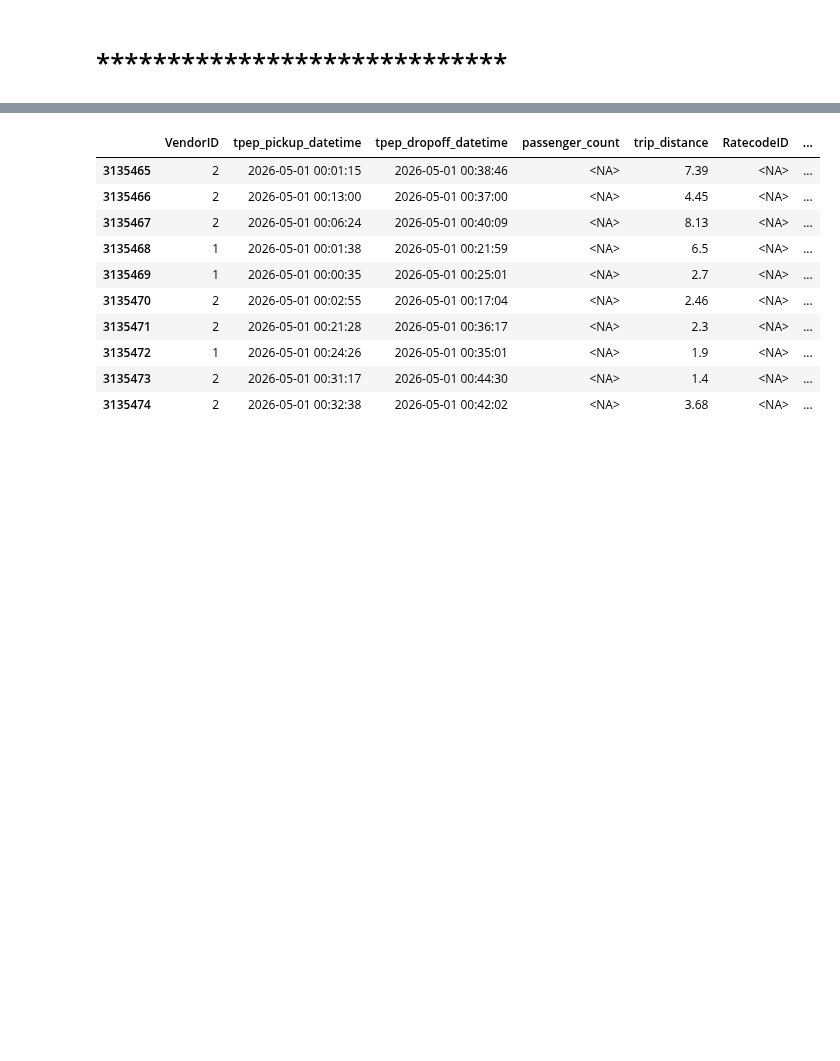
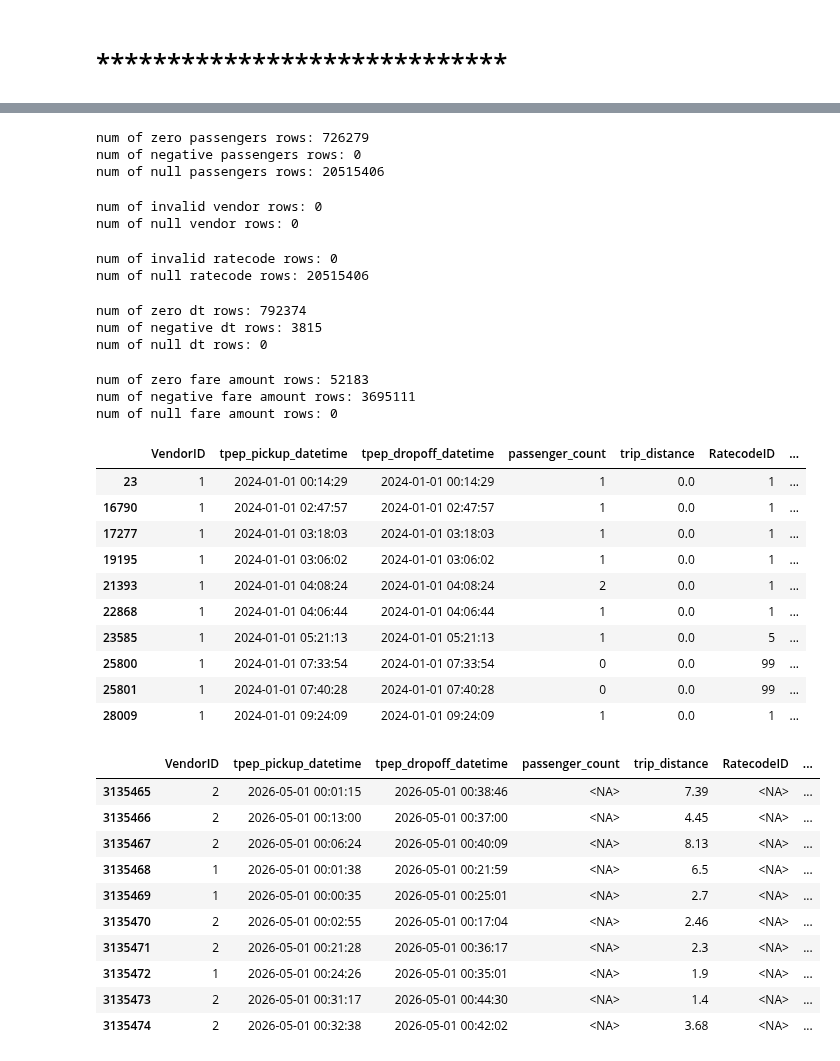
Before and after one commit to lazarosmpistas/ny-taxi-predictor, a Jupyter notebook: src/data_management/data_exploration.ipynb, the cells around one changed output, grey strips where cells are left out. Saved outputs shown, nothing was run; the diff lists cells and outputs as text; code cells hidden in the pictures; blank space fills up the shorter version.

```diff
--- a/src/data_management/data_exploration.ipynb
+++ b/src/data_management/data_exploration.ipynb
@@ -74,3 +68,71 @@ invalid_fare_amount rows: 14231
+# %%
+zero_passengers = (df_main["passenger_count"] == 0) & (~df_main["passenger_count"].isna())
+negative_passengers = (df_main["passenger_count"] < 0) & (~df_main["passenger_count"].isna())
+null_passengers = df_main["passenger_count"].isna()
+
+print(f"num of zero passengers rows: {len(df_main[zero_passengers])}\n"
+      f"num of negative passengers rows: {len(df_main[negative_passengers])}\n"
+      f"num of null passengers rows: {len(df_main[null_passengers])}")
+# %% [output]
+num of zero passengers rows: 726279
+num of negative passengers rows: 0
+num of null passengers rows: 20515406
+# %%
+invalid_vendor = (~df_main["VendorID"].isin([1, 2, 6, 7]) & (~df_main["VendorID"].isna()))
+null_vendor = df_main["VendorID"].isna()
+
+print(f"num of invalid vendor rows: {len(df_main[invalid_vendor])}\n"
+      f"num of null vendor rows: {len(df_main[null_vendor])}")
+# %% [output]
+num of invalid vendor rows: 0
+num of null vendor rows: 0
+# %%
+invalid_ratecode = (~df_main["RatecodeID"].isin([1, 2, 3, 4, 5, 6, 99]) & (~df_main["RatecodeID"].isna()))
+null_ratecode = df_main["RatecodeID"].isna()
+
+print(f"num of invalid ratecode rows: {len(df_main[invalid_ratecode])}\n"
+      f"num of null ratecode rows: {len(df_main[null_ratecode])}")
+# %% [output]
+num of invalid ratecode rows: 0
+num of null ratecode rows: 20515406
+# %%
+zero_dt = (df_main["tpep_pickup_datetime"] == df_main["tpep_dropoff_datetime"]) & (~df_main["tpep_pickup_datetime"].isna()) & (~df_main["tpep_dropoff_datetime"].isna())
+negative_dt = (df_main["tpep_pickup_datetime"] > df_main["tpep_dropoff_datetime"]) & (~df_main["tpep_pickup_datetime"].isna()) & (~df_main["tpep_dropoff_datetime"].isna())
+null_dt = df_main["tpep_pickup_datetime"].isna() | df_main["tpep_dropoff_datetime"].isna()
+
+print(f"num of zero dt rows: {len(df_main[zero_dt])}\n"
+      f"num of negative dt rows: {len(df_main[negative_dt])}\n"
+      f"num of null dt rows: {len(df_main[null_dt])}")
+# %% [output]
+num of zero dt rows: 792374
+num of negative dt rows: 3815
+num of null dt rows: 0
+# %%
+zero_fare_amount = (df_main["fare_amount"] == 0) & (~df_main["fare_amount"].isna())
+negative_fare_amount = (df_main["fare_amount"] < 0) & (~df_main["fare_amount"].isna())
+null_fare_amount = df_main["fare_amount"].isna()
+
+print(f"num of zero fare amount rows: {len(df_main[zero_fare_amount])}\n"
+      f"num of negative fare amount rows: {len(df_main[negative_fare_amount])}\n"
+      f"num of null fare amount rows: {len(df_main[null_fare_amount])}")
+# %% [output]
+num of zero fare amount rows: 52183
+num of negative fare amount rows: 3695111
+num of null fare amount rows: 0
+# %%
+df_main[zero_dt].head(10)
+# %% [output]
+|  | VendorID | tpep_pickup_datetime | tpep_dropoff_datetime | passenger_count | trip_distance | RatecodeID | ... |
+| 23 | 1 | 2024-01-01 00:14:29 | 2024-01-01 00:14:29 | 1 | 0.0 | 1 | ... |
+| 16790 | 1 | 2024-01-01 02:47:57 | 2024-01-01 02:47:57 | 1 | 0.0 | 1 | ... |
+| 17277 | 1 | 2024-01-01 03:18:03 | 2024-01-01 03:18:03 | 1 | 0.0 | 1 | ... |
+| 19195 | 1 | 2024-01-01 03:06:02 | 2024-01-01 03:06:02 | 1 | 0.0 | 1 | ... |
+| 21393 | 1 | 2024-01-01 04:08:24 | 2024-01-01 04:08:24 | 2 | 0.0 | 1 | ... |
+| 22868 | 1 | 2024-01-01 04:06:44 | 2024-01-01 04:06:44 | 1 | 0.0 | 1 | ... |
+| 23585 | 1 | 2024-01-01 05:21:13 | 2024-01-01 05:21:13 | 1 | 0.0 | 5 | ... |
+| 25800 | 1 | 2024-01-01 07:33:54 | 2024-01-01 07:33:54 | 0 | 0.0 | 99 | ... |
+| 25801 | 1 | 2024-01-01 07:40:28 | 2024-01-01 07:40:28 | 0 | 0.0 | 99 | ... |
+| 28009 | 1 | 2024-01-01 09:24:09 | 2024-01-01 09:24:09 | 1 | 0.0 | 1 | ... |
 # %%
 df_main[df_main["passenger_count"].isna()].head(10)
 # %% [output]
```
Also changed, not shown: parts of 4 cells of this notebook, 1 other file.
